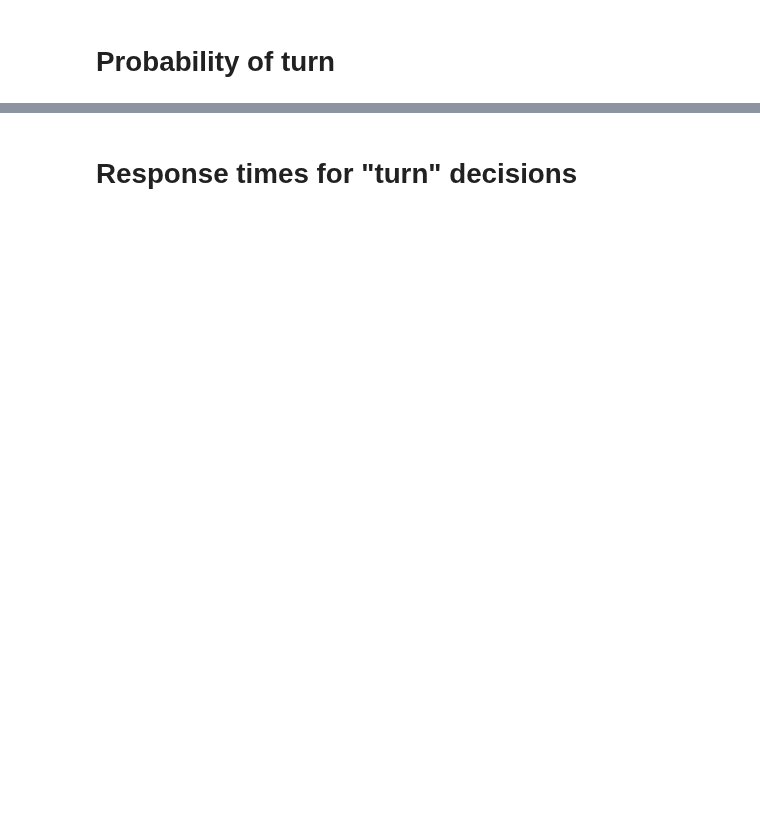
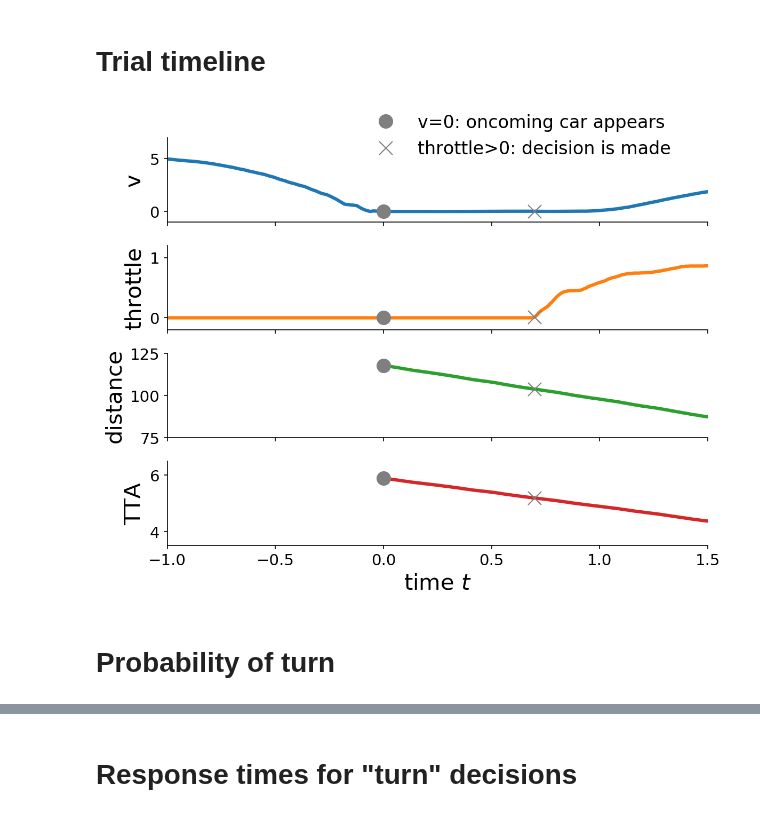
Before and after one commit to cherepaha/evidence_accumulation_in_gap_acceptance, a Jupyter notebook: paper_figures.ipynb, the cells around one changed output, grey strips where cells are left out. Saved outputs shown, nothing was run; the diff lists cells and outputs as text; code cells hidden in the pictures; blank space fills up the shorter version.

```diff
--- a/paper_figures.ipynb
+++ b/paper_figures.ipynb
@@ -8,0 +108,2 @@ import os
+# %% [markdown]
+# Trial timeline
@@ -9,3 +114,56 @@ import os
+# %%
+def plot_traj(traj):
+    idx_bot_spawn = int(traj.iloc[0].idx_bot_spawn)
+    idx_response = int(traj.iloc[0].idx_response)
+    idx_min_distance = int(traj.iloc[0].idx_min_distance)
+    tta = int(traj.iloc[0].tta_condition)
+    d = int(traj.iloc[0].d_condition)
+
+    traj.loc[:, 't'] -= traj.t.values[idx_bot_spawn]
+
+    fig, axes = plt.subplots(4, 1, figsize=(8,6), dpi=150, sharex=True)
+    ms = 12
+    lw=3
+    axes[0].plot(traj.t, traj.ego_v, color='C0', lw=lw)
+    axes[0].plot(traj.t[idx_bot_spawn], traj.ego_v[idx_bot_spawn], color='C7', ls='', marker='o', ms=ms)
+    axes[0].plot(traj.t[idx_response], traj.ego_v[idx_response], color='C7', ls='', marker='x', ms=ms)
+    axes[0].set_ylabel('v')
+    axes[0].set_ylim((-1, 7))
+
+    axes[1].plot(traj.t, traj.throttle, color='C1', lw=lw)
+    axes[1].plot(traj.t[idx_bot_spawn], traj.throttle[idx_bot_spawn], color='C7', ls='', marker='o', ms=ms)
+    axes[1].plot(traj.t[idx_response], traj.throttle[idx_response], color='C7', ls='', marker='x', ms=ms)
+    axes[1].set_ylabel('throttle')
+    axes[1].set_ylim((-0.2, 1.2))
+
+    axes[2].plot(traj.t[idx_bot_spawn:], traj.d_ego_bot[idx_bot_spawn:], color='C2', lw=lw)
+    axes[2].plot(traj.t[idx_bot_spawn], traj.d_ego_bot[idx_bot_spawn], color='C7', ls='', marker='o', ms=ms)
+    axes[2].plot(traj.t[idx_response], traj.d_ego_bot[idx_response], color='C7', ls='', marker='x', ms=ms)
+    axes[2].set_ylabel('distance')
+    axes[2].set_ylim((75, 125))
+
+    axes[3].plot(traj.t[idx_bot_spawn:], traj.tta[idx_bot_spawn:], color='C3', lw=lw)
+    axes[3].plot(traj.t[idx_bot_spawn], traj.tta[idx_bot_spawn], color='C7', ls='', marker='o',
+                 label='v=0: oncoming car appears', ms=ms)
+    axes[3].plot(traj.t[idx_response], traj.tta[idx_response], color='C7', ls='', marker='x',
+                 label='throttle>0: decision is made', ms=ms)
+    axes[3].set_ylabel('TTA')
+    axes[3].set_ylim((3.5, 6.5))
+
+    axes[3].set_xlim((-1.0, 1.5))
+
+    axes[3].set_xlabel('time $t$')
+
+    legend = fig.legend(loc='upper left', bbox_to_anchor=(0.4, 1.05), frameon=False)
+    legend.get_title().set_fontsize('18')
+    plt.tight_layout()
+
+plot_traj(traj)
+plt.savefig('figures/trial_timeline.png', bbox_inches='tight')
+# %% [output]
+[figure, added]
+# %% [markdown]
+# Probability of turn
 # %%
 fit_results_path = 'model_fit_results/tta_and_d/5_tta-_and_d-dependent_drift_and_bounds_and_uniformly_distributed_nondecision_time'
 # %%
@@ -62,5 +225,3 @@ def plot_var_by_subject(data, var, ylabel):
-# %% [markdown]
-# Probability of turn
 # %%
 plot_var_by_subject(data=exp_data, var='is_turn_decision', ylabel='probability of turn')
 plt.savefig('figures/p_turn.png', bbox_inches='tight')
```
Also changed, not shown: parts of 12 cells of this notebook, 9 other files.
